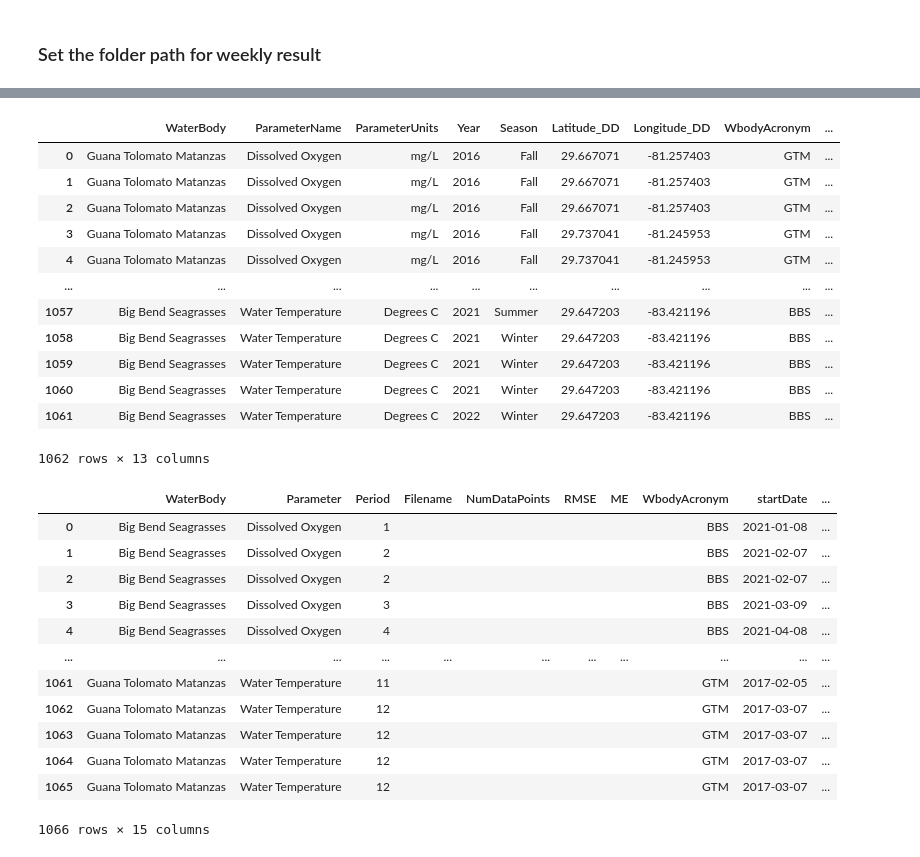
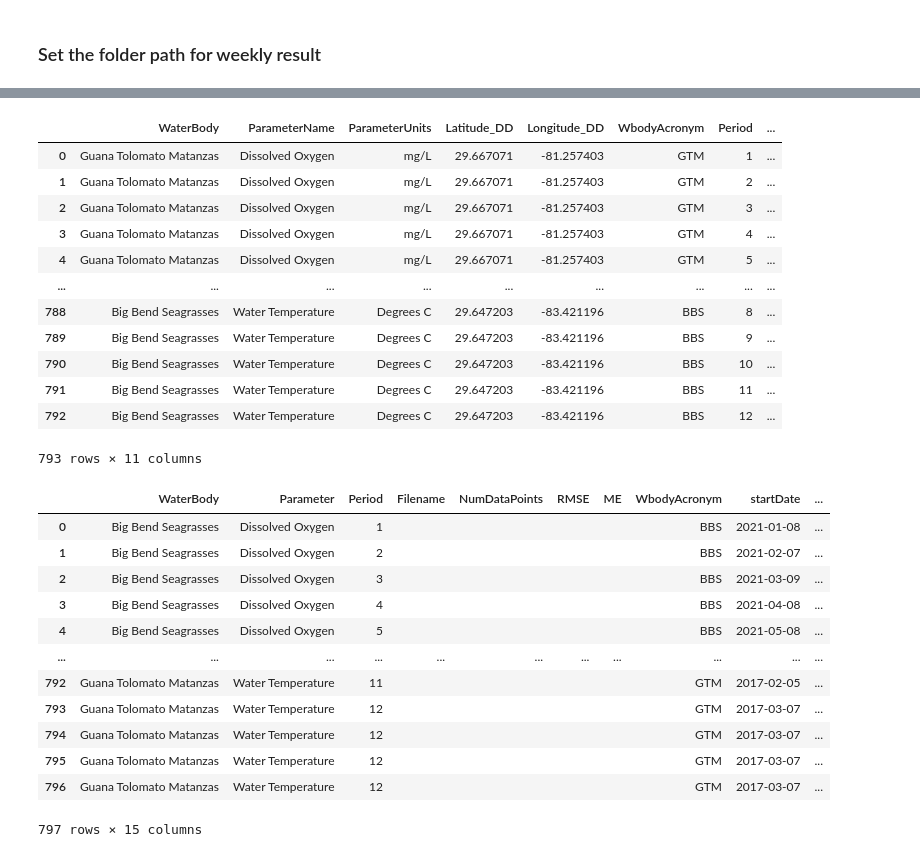
Before and after one commit to qiang-yi/SEACAR_WQ_Task2, a Jupyter notebook: Task_2B/IDW_Con_Month_Week.ipynb, the cells around one changed output, grey strips where cells are left out. Cells and saved outputs as stored; diff of their text form; code cells hidden in the pictures.

```diff
--- a/Task_2B/IDW_Con_Month_Week.ipynb
+++ b/Task_2B/IDW_Con_Month_Week.ipynb
@@ -52,9 +52,9 @@ path = r'E:\Projects\SEACAR_WQ_2024\git\misc'
 
 sys.path.insert(0, path)
 # import idw_rk
-import idw_rk_x
+import idw_rk
 # importlib.reload(idw_rk)
-importlib.reload(idw_rk_x)
+importlib.reload(idw_rk)
 
 import pyproj
 
@@ -63,6 +63,7 @@ import pyproj
 arcpy.env.scratchWorkspace = r"E:\Projects\SEACAR_WQ_2024\scratch/IDW_week"
 
 warnings.filterwarnings('ignore')
+arcpy.env.overwriteOutput = True
 # %% [markdown]
 ## 1. Data Preprocessing <a class="anchor" id="reg_preprocessing"></a>
 ### 1.1 Load csv files
@@ -129,6 +130,6 @@ sel_week_temp = []
 for each in area_ab:
     df_week_temp = select_data_period(dfConTime,str(each)," 52 week")
     df_week_temp_group = df_week_temp.groupby(['WaterBody','ParameterName','ParameterUnits',
-                                          'Year','Season','Latitude_DD','Longitude_DD','WbodyAcronym',"Period"])["ResultValue"].agg("mean").reset_index()
+                                               'Latitude_DD','Longitude_DD','WbodyAcronym',"Period"])["ResultValue"].agg("mean").reset_index()
     sel_week_temp.append(df_week_temp_group)
 df_week_select_Mean = pd.concat(sel_week_temp,ignore_index=True)
@@ -426,7 +411,7 @@ sel_month_temp = []
 for each in area_ab:
     df_month_temp = select_data_period1(dfConTime,str(each)," Month")
     df_month_temp_group = df_month_temp.groupby(['WaterBody','ParameterName','ParameterUnits',
-                                          'Year','Season','Latitude_DD','Longitude_DD','WbodyAcronym',"Period"])["ResultValue"].agg("mean").reset_index()
+                                          'Latitude_DD','Longitude_DD','WbodyAcronym',"Period"])["ResultValue"].agg("mean").reset_index()
     sel_month_temp.append(df_month_temp_group)
 df_month_select_Mean = pd.concat(sel_month_temp,ignore_index=True)
 # %%
@@ -501,22 +496,22 @@ df_month_table = pd.concat(dfs_sub)
 df_month_table["Year"] = df_month_table["startDate"].dt.year
 df_month_table.to_csv(gis_path + 'month_table.csv')
 # %%
-idw_rk_x.fill_nan_rowids(df_month_select_Mean, 'RowID')
+idw_rk.fill_nan_rowids(df_month_select_Mean, 'RowID')
 
 df_month_select_Mean['RowID'] = df_month_select_Mean['RowID'].astype(int)
 df_month_select_Mean
 # %% [output]
-|  | WaterBody | ParameterName | ParameterUnits | Year | Season | Latitude_DD | Longitude_DD | WbodyAcronym | ... |
-| 0 | Guana Tolomato Matanzas | Dissolved Oxygen | mg/L | 2016 | Fall | 29.667071 | -81.257403 | GTM | ... |
-| 1 | Guana Tolomato Matanzas | Dissolved Oxygen | mg/L | 2016 | Fall | 29.667071 | -81.257403 | GTM | ... |
-| 2 | Guana Tolomato Matanzas | Dissolved Oxygen | mg/L | 2016 | Fall | 29.667071 | -81.257403 | GTM | ... |
-| 3 | Guana Tolomato Matanzas | Dissolved Oxygen | mg/L | 2016 | Fall | 29.737041 | -81.245953 | GTM | ... |
-| 4 | Guana Tolomato Matanzas | Dissolved Oxygen | mg/L | 2016 | Fall | 29.737041 | -81.245953 | GTM | ... |
-| ... | ... | ... | ... | ... | ... | ... | ... | ... | ... |
-| 1057 | Big Bend Seagrasses | Water Temperature | Degrees C | 2021 | Summer | 29.647203 | -83.421196 | BBS | ... |
-| 1058 | Big Bend Seagrasses | Water Temperature | Degrees C | 2021 | Winter | 29.647203 | -83.421196 | BBS | ... |
-| 1059 | Big Bend Seagrasses | Water Temperature | Degrees C | 2021 | Winter | 29.647203 | -83.421196 | BBS | ... |
-| 1060 | Big Bend Seagrasses | Water Temperature | Degrees C | 2021 | Winter | 29.647203 | -83.421196 | BBS | ... |
-| 1061 | Big Bend Seagrasses | Water Temperature | Degrees C | 2022 | Winter | 29.647203 | -83.421196 | BBS | ... |
+|  | WaterBody | ParameterName | ParameterUnits | Latitude_DD | Longitude_DD | WbodyAcronym | Period | ... |
+| 0 | Guana Tolomato Matanzas | Dissolved Oxygen | mg/L | 29.667071 | -81.257403 | GTM | 1 | ... |
+| 1 | Guana Tolomato Matanzas | Dissolved Oxygen | mg/L | 29.667071 | -81.257403 | GTM | 2 | ... |
+| 2 | Guana Tolomato Matanzas | Dissolved Oxygen | mg/L | 29.667071 | -81.257403 | GTM | 3 | ... |
+| 3 | Guana Tolomato Matanzas | Dissolved Oxygen | mg/L | 29.667071 | -81.257403 | GTM | 4 | ... |
+| 4 | Guana Tolomato Matanzas | Dissolved Oxygen | mg/L | 29.667071 | -81.257403 | GTM | 5 | ... |
+| ... | ... | ... | ... | ... | ... | ... | ... | ... |
+| 788 | Big Bend Seagrasses | Water Temperature | Degrees C | 29.647203 | -83.421196 | BBS | 8 | ... |
+| 789 | Big Bend Seagrasses | Water Temperature | Degrees C | 29.647203 | -83.421196 | BBS | 9 | ... |
+| 790 | Big Bend Seagrasses | Water Temperature | Degrees C | 29.647203 | -83.421196 | BBS | 10 | ... |
+| 791 | Big Bend Seagrasses | Water Temperature | Degrees C | 29.647203 | -83.421196 | BBS | 11 | ... |
+| 792 | Big Bend Seagrasses | Water Temperature | Degrees C | 29.647203 | -83.421196 | BBS | 12 | ... |
-1062 rows × 13 columns
+793 rows × 11 columns
 # %%
@@ -524,18 +519,18 @@ idw_rk_x.delete_all_files(shpCon_folder)
 # %%
 # Merge interested with latitude and longitude columns
-seasons_con_coord = idw_rk_x.merge_with_lat_long1(df_month_table, df_month_select_Mean)
+seasons_con_coord = idw_rk.merge_with_lat_long1(df_month_table, df_month_select_Mean)
 seasons_con_coord
 # %% [output]
 |  | WaterBody | Parameter | Period | Filename | NumDataPoints | RMSE | ME | WbodyAcronym | startDate | ... |
 | 0 | Big Bend Seagrasses | Dissolved Oxygen | 1 |  |  |  |  | BBS | 2021-01-08 | ... |
 | 1 | Big Bend Seagrasses | Dissolved Oxygen | 2 |  |  |  |  | BBS | 2021-02-07 | ... |
-| 2 | Big Bend Seagrasses | Dissolved Oxygen | 2 |  |  |  |  | BBS | 2021-02-07 | ... |
-| 3 | Big Bend Seagrasses | Dissolved Oxygen | 3 |  |  |  |  | BBS | 2021-03-09 | ... |
-| 4 | Big Bend Seagrasses | Dissolved Oxygen | 4 |  |  |  |  | BBS | 2021-04-08 | ... |
+| 2 | Big Bend Seagrasses | Dissolved Oxygen | 3 |  |  |  |  | BBS | 2021-03-09 | ... |
+| 3 | Big Bend Seagrasses | Dissolved Oxygen | 4 |  |  |  |  | BBS | 2021-04-08 | ... |
+| 4 | Big Bend Seagrasses | Dissolved Oxygen | 5 |  |  |  |  | BBS | 2021-05-08 | ... |
 | ... | ... | ... | ... | ... | ... | ... | ... | ... | ... | ... |
-| 1061 | Guana Tolomato Matanzas | Water Temperature | 11 |  |  |  |  | GTM | 2017-02-05 | ... |
-| 1062 | Guana Tolomato Matanzas | Water Temperature | 12 |  |  |  |  | GTM | 2017-03-07 | ... |
-| 1063 | Guana Tolomato Matanzas | Water Temperature | 12 |  |  |  |  | GTM | 2017-03-07 | ... |
-| 1064 | Guana Tolomato Matanzas | Water Temperature | 12 |  |  |  |  | GTM | 2017-03-07 | ... |
-| 1065 | Guana Tolomato Matanzas | Water Temperature | 12 |  |  |  |  | GTM | 2017-03-07 | ... |
+| 792 | Guana Tolomato Matanzas | Water Temperature | 11 |  |  |  |  | GTM | 2017-02-05 | ... |
+| 793 | Guana Tolomato Matanzas | Water Temperature | 12 |  |  |  |  | GTM | 2017-03-07 | ... |
+| 794 | Guana Tolomato Matanzas | Water Temperature | 12 |  |  |  |  | GTM | 2017-03-07 | ... |
+| 795 | Guana Tolomato Matanzas | Water Temperature | 12 |  |  |  |  | GTM | 2017-03-07 | ... |
+| 796 | Guana Tolomato Matanzas | Water Temperature | 12 |  |  |  |  | GTM | 2017-03-07 | ... |
-1066 rows × 15 columns
+797 rows × 15 columns
```
Also changed, not shown: parts of 20 cells of this notebook, 4 other files.
